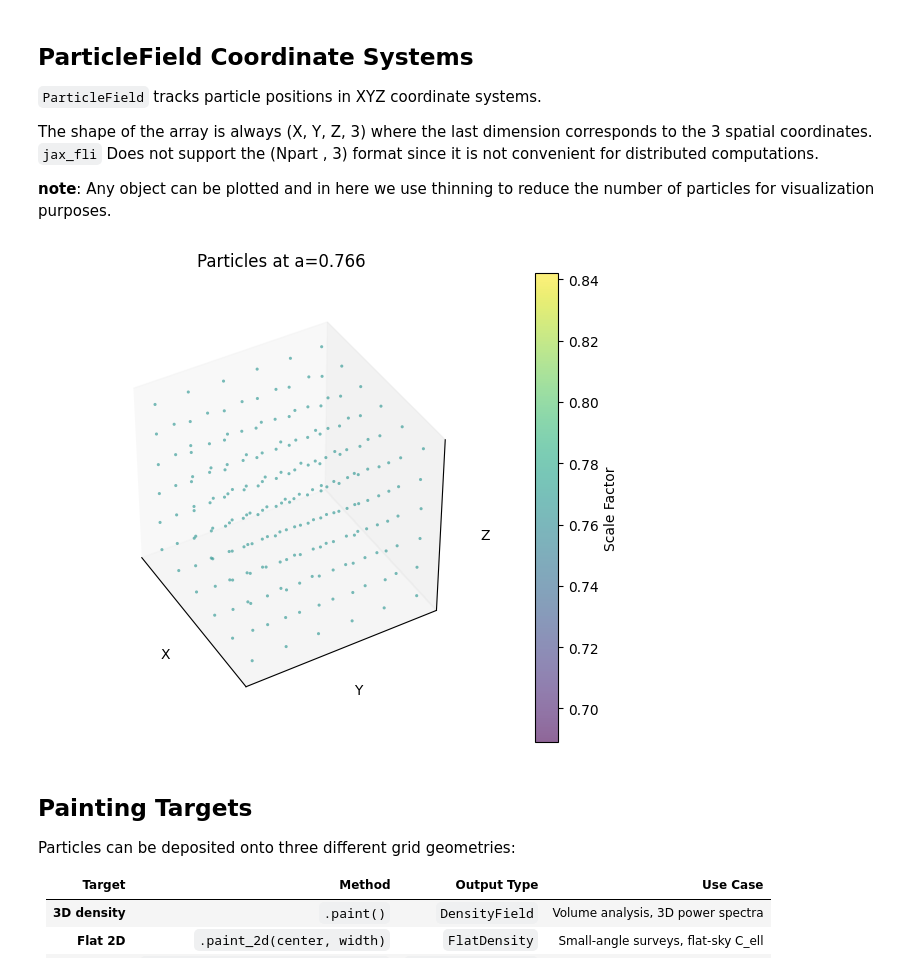
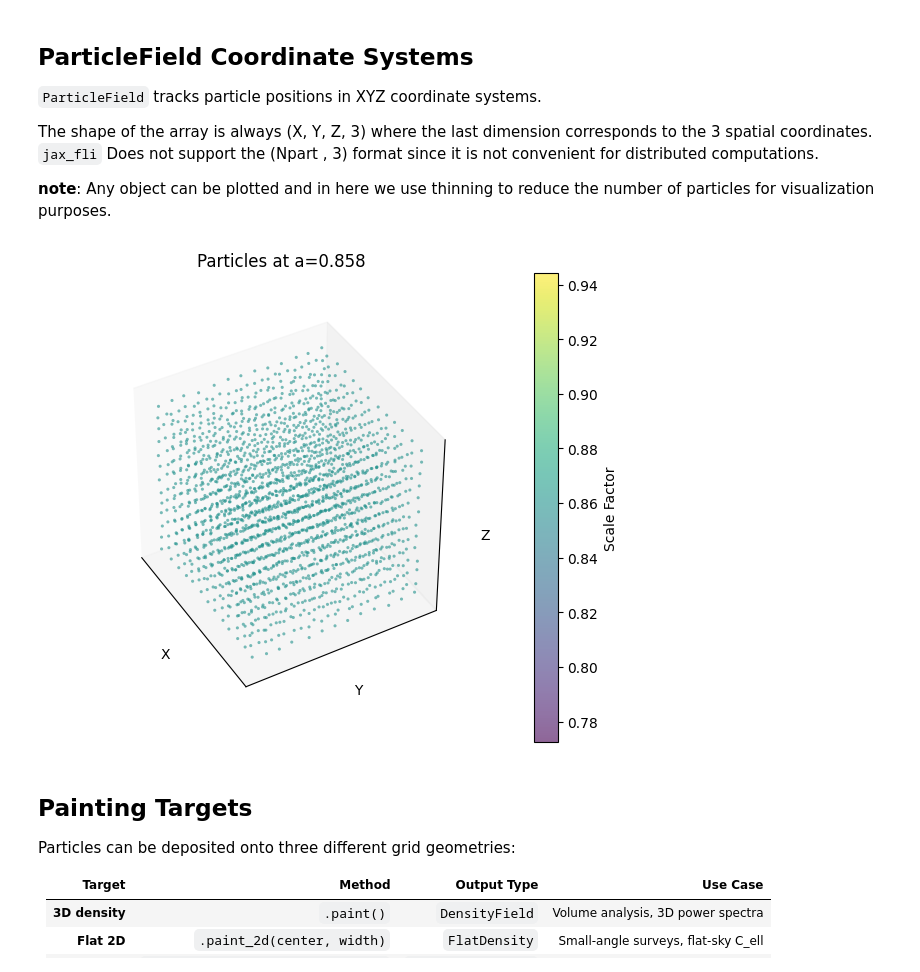
Before and after one commit to ASKabalan/jax-fli, a Jupyter notebook: notebooks/01-basics.ipynb, the cells around one changed output. Drawn from its saved outputs; the diff is of its cells as text; code cells hidden in the pictures.

```diff
--- a/notebooks/01-basics.ipynb
+++ b/notebooks/01-basics.ipynb
@@ -118,13 +101,13 @@ And generally speaking, we enforce that the dynamic metadata have the same leadi
 `gaussian_initial_conditions` generates a 3D Gaussian random field whose covariance matches the linear matter power spectrum $P(k)$. The returned `DensityField` carries all metadata needed by downstream functions: box geometry, observer position, and output map resolutions.
 # %%
 key = jax.random.PRNGKey(42)
-mesh_size = (600, 600, 600)
-box_size = (2000.0, 2000.0, 2000.0)
+mesh_size = (256, 256, 256)
+box_size = (1000.0, 1000.0, 1000.0)
 nside = 256
 flatsky_npix = (256, 256)
 field_size = (10, 10)
 cosmo = jc.Planck18()
-shell_width = 300.0
+shell_width = 50.0
 
 initial_field = jfli.gaussian_initial_conditions(
     key,
@@ -172,9 +156,9 @@ The shape of the array is always (X, Y, Z, 3) where the last dimension correspon
 
 __note__: Any object can be plotted and in here we use thinning to reduce the number of particles for visualization purposes.
 # %%
-dx.to(jfli.PositionUnit.GRID_ABSOLUTE).show(thinning=100, weights="a")
+dx.to(jfli.PositionUnit.GRID_ABSOLUTE).show(thinning=20, weights="a")
 # %% [output]
-[figure, old version]
+[figure, new version]
 # %% [markdown]
 ## Painting Targets
 
```
Also changed, not shown: parts of 12 cells of this notebook, 14 other files.
